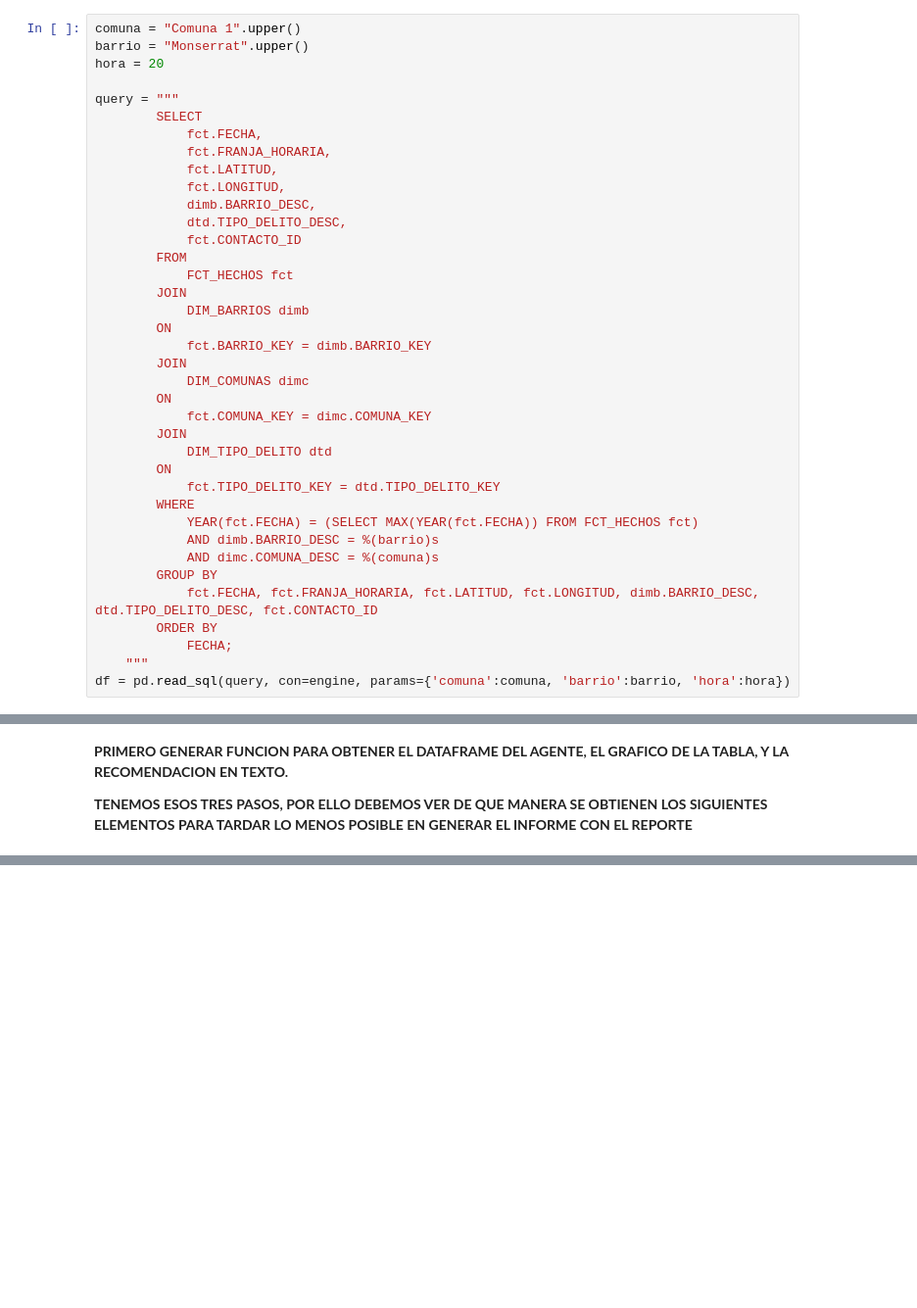
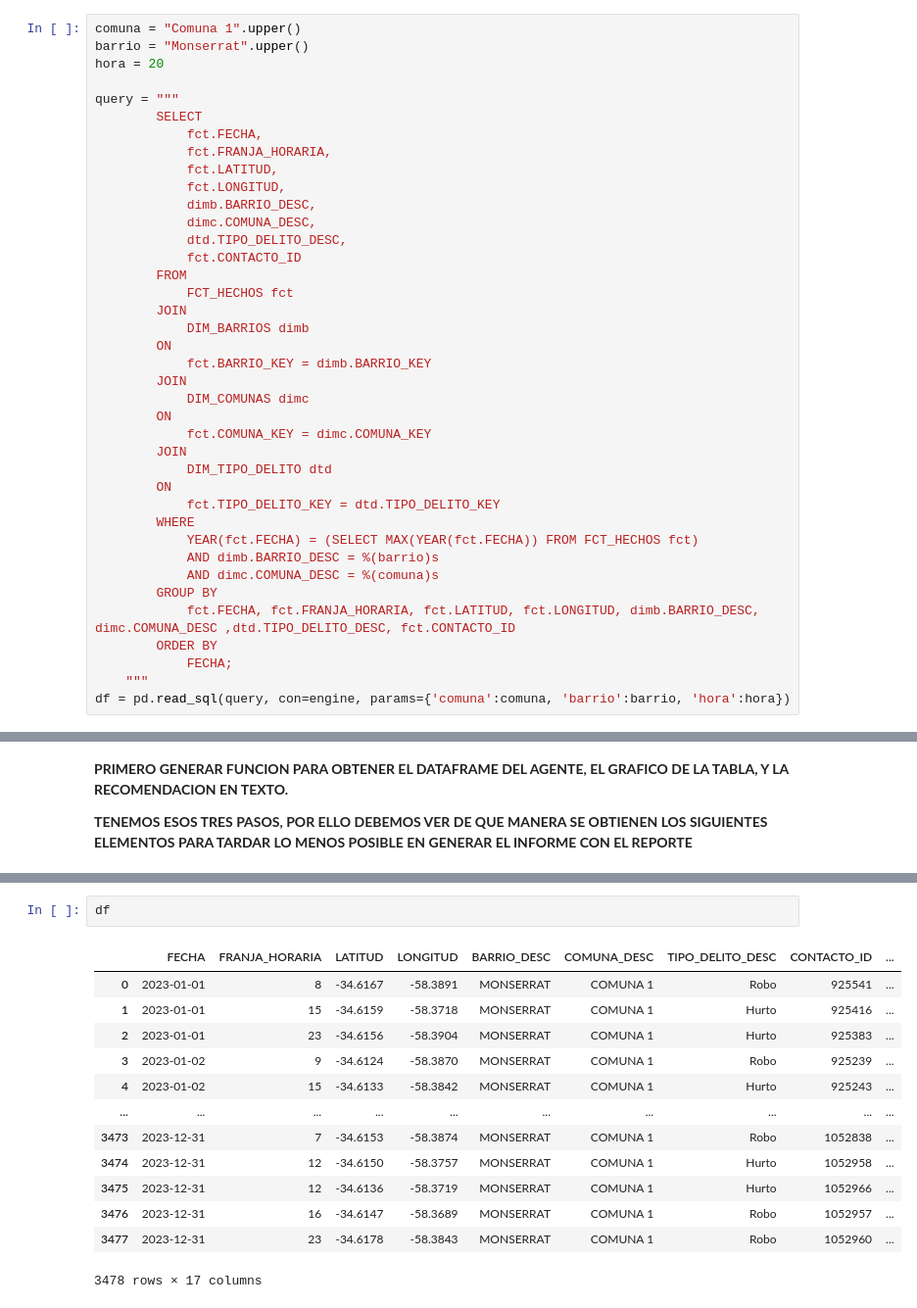
Before and after one commit to NicolasCH24/CrimeApp, a Jupyter notebook: Notebooks/AppCrime/Mapa/streamlit_map.ipynb, the cells around one changed output, grey strips where cells are left out. Shown at 98% size. Cells and saved outputs as stored; diff of their text form; blank space fills up the shorter version.

```diff
--- a/Notebooks/AppCrime/Mapa/streamlit_map.ipynb
+++ b/Notebooks/AppCrime/Mapa/streamlit_map.ipynb
@@ -248,6 +255,7 @@ query = """
             fct.LATITUD,
             fct.LONGITUD,
             dimb.BARRIO_DESC,
+            dimc.COMUNA_DESC,
             dtd.TIPO_DELITO_DESC,
             fct.CONTACTO_ID
         FROM
@@ -269,7 +277,7 @@ query = """
             AND dimb.BARRIO_DESC = %(barrio)s
             AND dimc.COMUNA_DESC = %(comuna)s
         GROUP BY
-            fct.FECHA, fct.FRANJA_HORARIA, fct.LATITUD, fct.LONGITUD, dimb.BARRIO_DESC, dtd.TIPO_DELITO_DESC, fct.CONTACTO_ID
+            fct.FECHA, fct.FRANJA_HORARIA, fct.LATITUD, fct.LONGITUD, dimb.BARRIO_DESC, dimc.COMUNA_DESC ,dtd.TIPO_DELITO_DESC, fct.CONTACTO_ID
         ORDER BY
             FECHA;
     """
@@ -813,0 +742,16 @@ respuesta['output']
+# %%
+df
+# %% [output]
+|  | FECHA | FRANJA_HORARIA | LATITUD | LONGITUD | BARRIO_DESC | COMUNA_DESC | TIPO_DELITO_DESC | CONTACTO_ID | ... |
+| 0 | 2023-01-01 | 8 | -34.6167 | -58.3891 | MONSERRAT | COMUNA 1 | Robo | 925541 | ... |
+| 1 | 2023-01-01 | 15 | -34.6159 | -58.3718 | MONSERRAT | COMUNA 1 | Hurto | 925416 | ... |
+| 2 | 2023-01-01 | 23 | -34.6156 | -58.3904 | MONSERRAT | COMUNA 1 | Hurto | 925383 | ... |
+| 3 | 2023-01-02 | 9 | -34.6124 | -58.3870 | MONSERRAT | COMUNA 1 | Robo | 925239 | ... |
+| 4 | 2023-01-02 | 15 | -34.6133 | -58.3842 | MONSERRAT | COMUNA 1 | Hurto | 925243 | ... |
+| ... | ... | ... | ... | ... | ... | ... | ... | ... | ... |
+| 3473 | 2023-12-31 | 7 | -34.6153 | -58.3874 | MONSERRAT | COMUNA 1 | Robo | 1052838 | ... |
+| 3474 | 2023-12-31 | 12 | -34.6150 | -58.3757 | MONSERRAT | COMUNA 1 | Hurto | 1052958 | ... |
+| 3475 | 2023-12-31 | 12 | -34.6136 | -58.3719 | MONSERRAT | COMUNA 1 | Hurto | 1052966 | ... |
+| 3476 | 2023-12-31 | 16 | -34.6147 | -58.3689 | MONSERRAT | COMUNA 1 | Robo | 1052957 | ... |
+| 3477 | 2023-12-31 | 23 | -34.6178 | -58.3843 | MONSERRAT | COMUNA 1 | Robo | 1052960 | ... |
+3478 rows × 17 columns
```
Also changed, not shown: parts of 23 cells of this notebook.
